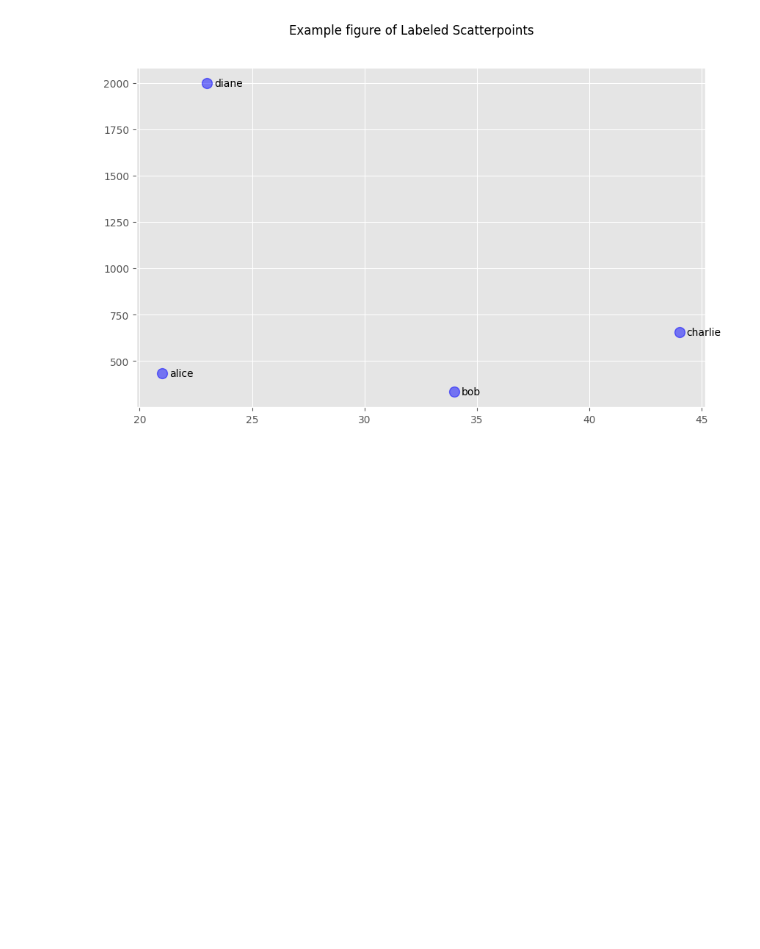
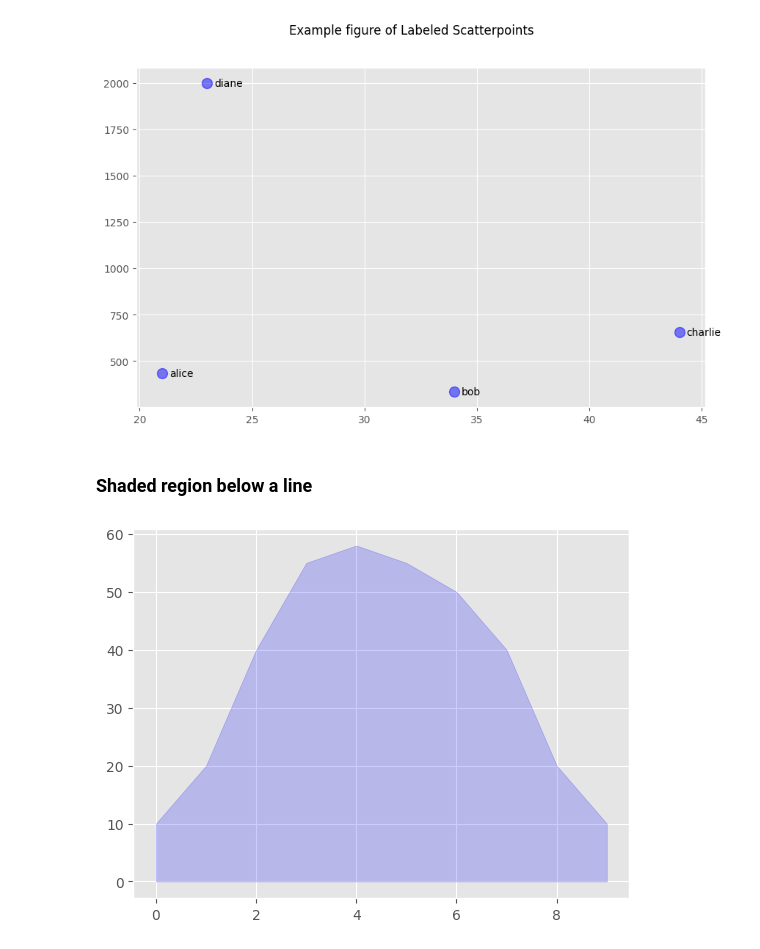
Before and after one commit to dbasdanis/python_practice, a Jupyter notebook: plots/plots.ipynb, the cells around one changed output. Drawn from its saved outputs; the diff is of its cells as text; code cells hidden in the pictures; blank space fills up the shorter version.

Commit message:
feat: shaded line plot

```diff
--- a/plots/plots.ipynb
+++ b/plots/plots.ipynb
@@ -193,3 +193,19 @@ for x_pos, y_pos, label in zip(x, y,labels):
 plt.show()
 # %% [output]
 [figure]
+# %% [markdown]
+### Shaded region below a line
+# %%
+import matplotlib.pyplot as plt
+
+x = [0,1,2,3,4,5,6,7,8,9]
+y1 = [10,20,40,55,58,55,50,40,20,10]
+
+plt.fill_between(x,y1,0,
+                 facecolor="orange",
+                 color='blue',
+                 alpha=0.2)
+
+plt.show()
+# %% [output]
+[figure, added]
```
